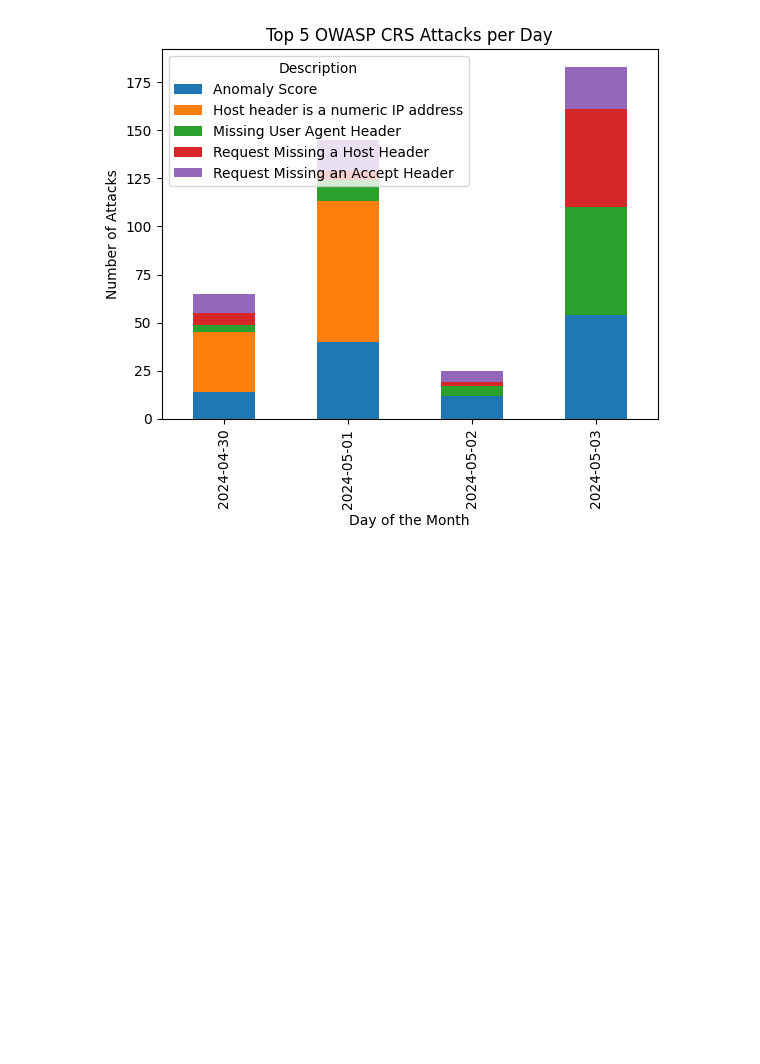
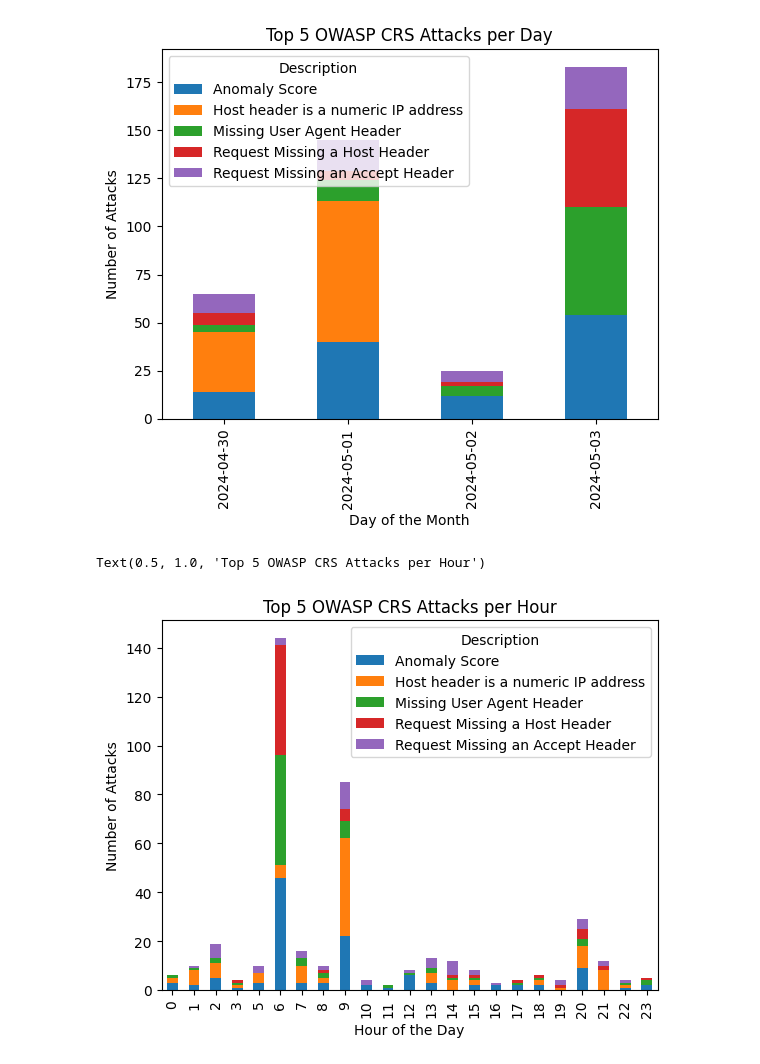
Before and after one commit to nitou2504/cmp-5006-spring24, a Jupyter notebook: homework/hw3/log_analysis.ipynb, the cells around one changed output. Drawn from its saved outputs; the diff is of its cells as text; code cells hidden in the pictures; blank space fills up the shorter version.

Commit message:
Agregadas visualizaciones del OWASP

```diff
--- a/homework/hw3/log_analysis.ipynb
+++ b/homework/hw3/log_analysis.ipynb
@@ -297,3 +297,12 @@ plt.title('Top 5 OWASP CRS Attacks per Day')
 # %% [output]
 Text(0.5, 1.0, 'Top 5 OWASP CRS Attacks per Day')
 [figure]
+# %%
+#plot the  attacks per hour
+waf_OWASP_CRS.groupby([waf_OWASP_CRS['TimeGenerated [Local Time]'].dt.hour, waf_OWASP_CRS['Description']])['Description'].count().unstack().plot(kind='bar', stacked=True)
+plt.xlabel('Hour of the Day')
+plt.ylabel('Number of Attacks')
+plt.title('Top 5 OWASP CRS Attacks per Hour')
+# %% [output]
+Text(0.5, 1.0, 'Top 5 OWASP CRS Attacks per Hour')
+[figure, added]
```
